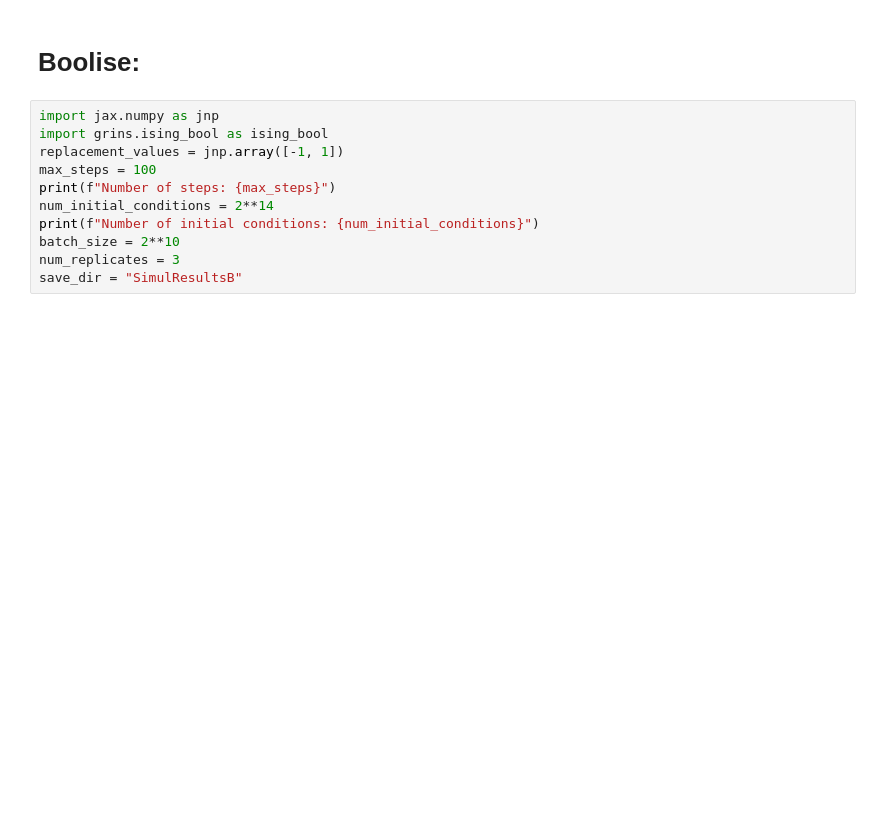
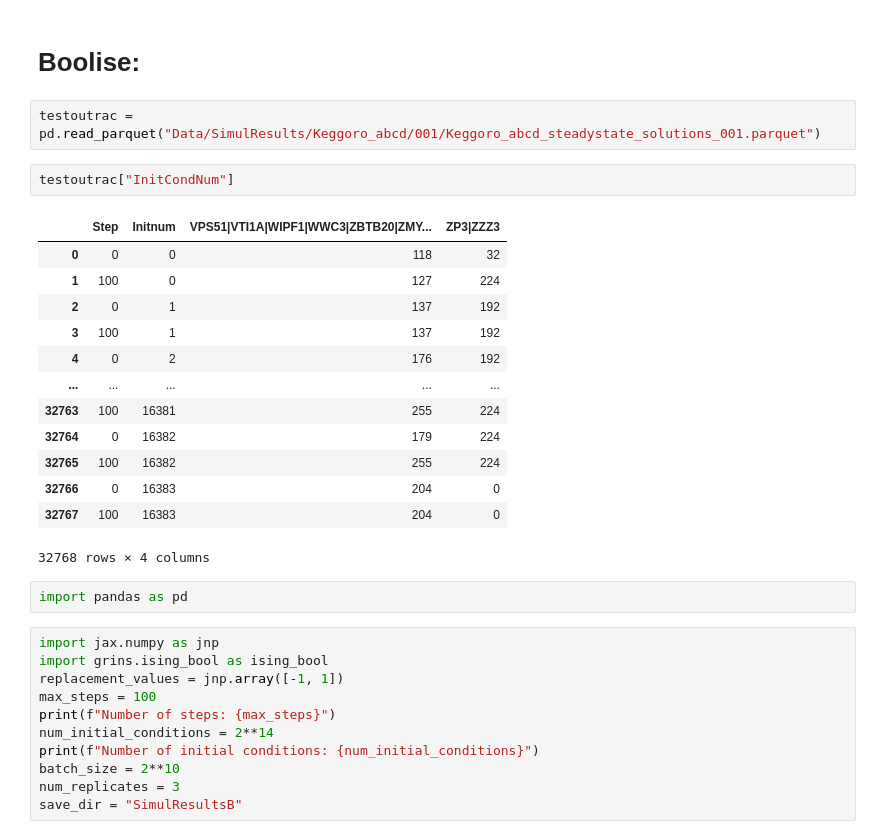
Before and after one commit to GeorgSommerer/bsc_thesis_pGRiNS, a Jupyter notebook: GRiNS_on_cluster.ipynb, the cells around one changed output. Saved outputs shown, nothing was run; the diff lists cells and outputs as text; blank space fills up the shorter version.

```diff
--- a/GRiNS_on_cluster.ipynb
+++ b/GRiNS_on_cluster.ipynb
@@ -104,5 +146,25 @@ Simulation completed for replicate: 001
 # %% [markdown]
 # Boolise:
+# %%
+testoutrac = pd.read_parquet("Data/SimulResults/Keggoro_abcd/001/Keggoro_abcd_steadystate_solutions_001.parquet")
+# %%
+testoutrac["InitCondNum"]
+# %% [output]
+|  | Step | Initnum | VPS51|VTI1A|WIPF1|WWC3|ZBTB20|ZMY... | ZP3|ZZZ3 |
+| 0 | 0 | 0 | 118 | 32 |
+| 1 | 100 | 0 | 127 | 224 |
+| 2 | 0 | 1 | 137 | 192 |
+| 3 | 100 | 1 | 137 | 192 |
+| 4 | 0 | 2 | 176 | 192 |
+| ... | ... | ... | ... | ... |
+| 32763 | 100 | 16381 | 255 | 224 |
+| 32764 | 0 | 16382 | 179 | 224 |
+| 32765 | 100 | 16382 | 255 | 224 |
+| 32766 | 0 | 16383 | 204 | 0 |
+| 32767 | 100 | 16383 | 204 | 0 |
+32768 rows × 4 columns
+# %%
+import pandas as pd
 # %%
 import jax.numpy as jnp
 import grins.ising_bool as ising_bool
```
Also changed, not shown: parts of 8 cells of this notebook, 12 other files.
